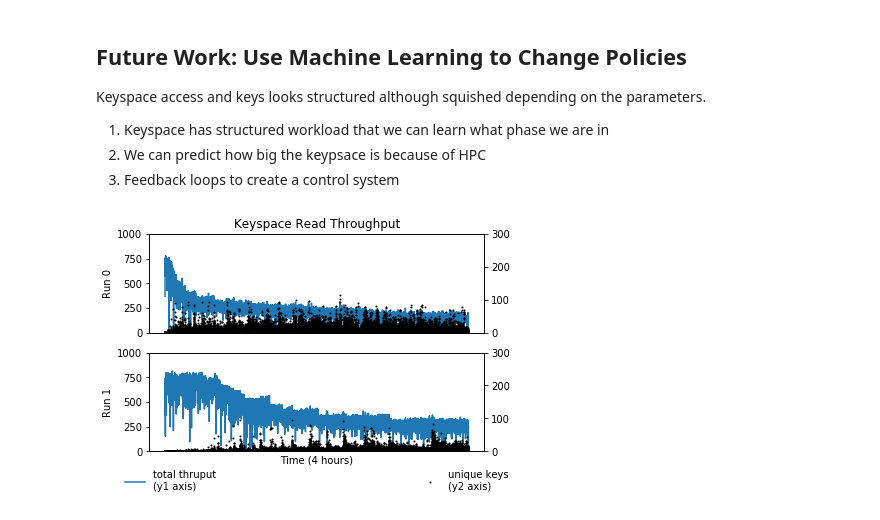
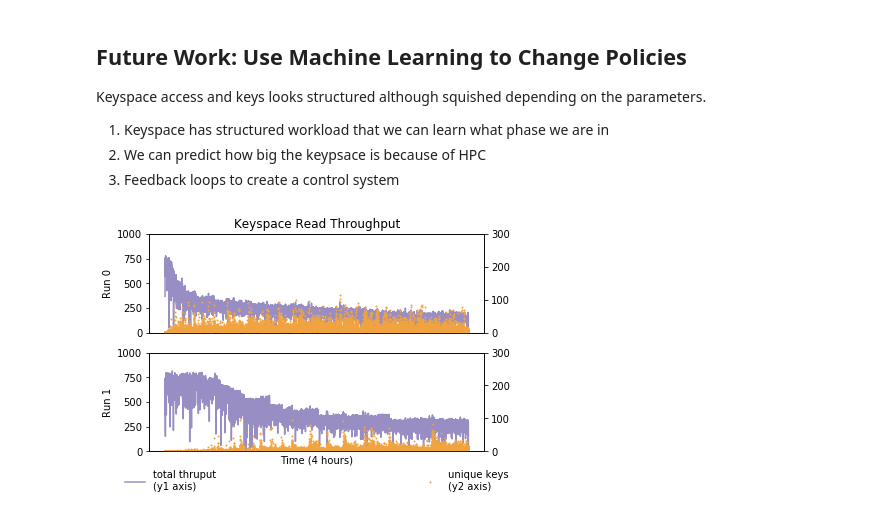
Before and after one commit to michaelsevilla/parsplice-popper, a Jupyter notebook: viz/viz-paper.ipynb, the cells around one changed output. Cells and saved outputs as stored; diff of their text form; code cells hidden in the pictures.

Commit message:
paper: cleanup graphs
Signed-off-by: Michael Sevilla <mikesevilla3@gmail.com>

```diff
--- a/viz/viz-paper.ipynb
+++ b/viz/viz-paper.ipynb
@@ -516,33 +535,33 @@ def plot_uniquekeys_per_ts(ax, dfs, key_tuple, ylim=800, shift=0):
     df_u = df.drop_duplicates()                    # only find unique keys by dropping duplicates
     df_u = df_u.groupby('ts').size().reset_index() # for each time stamp, count the unique
     df_u.columns=['ts', 'count']
 
-    ax.plot(df_t['ts'], df_t['count'], label="total thruput\n(y1 axis)")
+    ax.plot(df_t['ts'], df_t['count'], label="total thruput\n(y1 axis)", color='#998ec3')
     ax2 = ax.twinx()
-    ax2.scatter(df_u['ts'], df_u['count'], color='black', s=1, label="unique keys\n(y2 axis)")
+    ax2.scatter(df_u['ts'], df_u['count'], color='#f1a340', s=1, label="unique keys\n(y2 axis)")
     ax.set_ylim(0, 2000)
     ax2.set_ylim(0, 300)
     return ax2
 
 fig, ax = plt.subplots(2, 1)#, figsize=(20, 4))
 #fig.subplots_adjust(hspace=.5)
 plot_uniquekeys_per_ts(ax[0], dfs, ("4 Node, 100K", "DBMemoryGet", "4"))
 ax2 = plot_uniquekeys_per_ts(ax[1], dfs, ("4 Node, 1M", "DBMemoryGet", "4"))
 #plot_uniquekeys_per_ts(ax[2], dfs, ("1 Node, 1M", "DBMemoryGet", "4"))
 
 ax[0].set_xlabel("")
 for i in range(0, len(ax)):
     ax[i].set_xticklabels([])
     ax[i].set_xticks([])
     ax[i].set_ylim(0, 1000)
 ax[1].set_xlabel("Time (4 hours)")
 ax[1].legend(bbox_to_anchor=(-0.1, -0.5), loc='lower left', frameon=False)
 ax2.legend(bbox_to_anchor=(1.1, -0.5), loc='lower right', frameon=False)
 ax[0].set_title("Keyspace Read Throughput")
 ax[0].set_ylabel("Run 0")
 ax[1].set_ylabel("Run 1")
 #ax[2].set_ylabel("1N, 1M")
 
 fig.savefig("../paper/figures/motivation-regimes.png", bbox_inches='tight', dpi=400)
 # %% [output]
-[figure, old version]
+[figure, new version]
```
Also changed, not shown: parts of 3 cells of this notebook, 7 other files.
